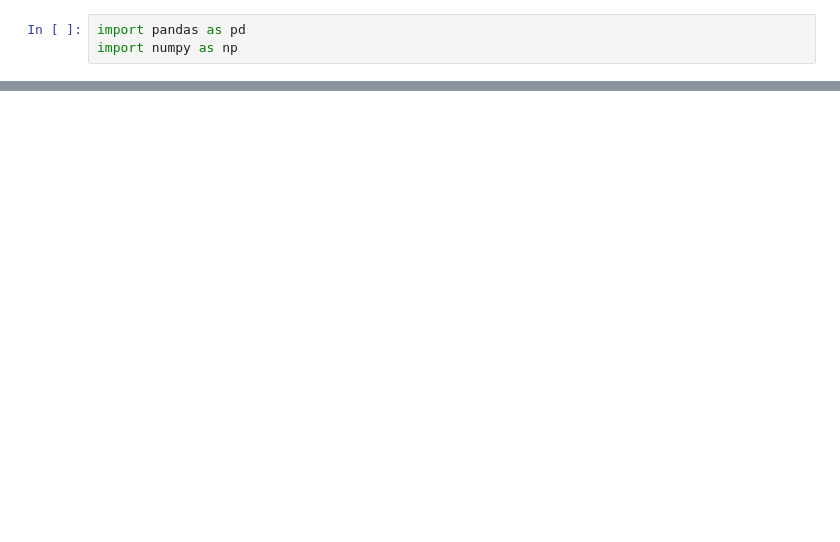
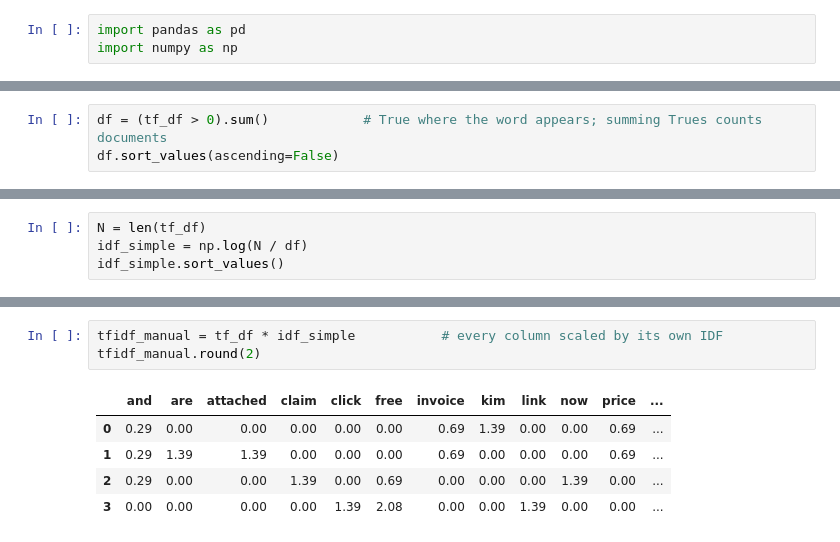
Before and after one commit to gato365/gsb5544_instructor_learn_prep, a Jupyter notebook: assignments/practice_activities/week_4/GSB5544_Topic_4_1_Text_as_Data-solution.ipynb, the cells around one changed output, grey strips where cells are left out. Saved outputs shown, nothing was run; the diff lists cells and outputs as text; blank space fills up the shorter version.

```diff
--- a/assignments/practice_activities/week_4/GSB5544_Topic_4_1_Text_as_Data-solution.ipynb
+++ b/assignments/practice_activities/week_4/GSB5544_Topic_4_1_Text_as_Data-solution.ipynb
@@ -221,0 +314,3 @@ PA 4.1 is on the course site: [https://gato365.github.io/gsb5544_instructor_lear
+# %%
+df = (tf_df > 0).sum()            # True where the word appears; summing Trues counts documents
+df.sort_values(ascending=False)
@@ -221,0 +355,4 @@ PA 4.1 is on the course site: [https://gato365.github.io/gsb5544_instructor_lear
+# %%
+N = len(tf_df)
+idf_simple = np.log(N / df)
+idf_simple.sort_values()
@@ -221,0 +394,9 @@ PA 4.1 is on the course site: [https://gato365.github.io/gsb5544_instructor_lear
+# %%
+tfidf_manual = tf_df * idf_simple           # every column scaled by its own IDF
+tfidf_manual.round(2)
+# %% [output]
+|  | and | are | attached | claim | click | free | invoice | kim | link | now | price | ... |
+| 0 | 0.29 | 0.00 | 0.00 | 0.00 | 0.00 | 0.00 | 0.69 | 1.39 | 0.00 | 0.00 | 0.69 | ... |
+| 1 | 0.29 | 1.39 | 1.39 | 0.00 | 0.00 | 0.00 | 0.69 | 0.00 | 0.00 | 0.00 | 0.69 | ... |
+| 2 | 0.29 | 0.00 | 0.00 | 1.39 | 0.00 | 0.69 | 0.00 | 0.00 | 0.00 | 1.39 | 0.00 | ... |
+| 3 | 0.00 | 0.00 | 0.00 | 0.00 | 1.39 | 2.08 | 0.00 | 0.00 | 1.39 | 0.00 | 0.00 | ... |
```
Also changed, not shown: parts of 100 cells of this notebook, 3 other files.
